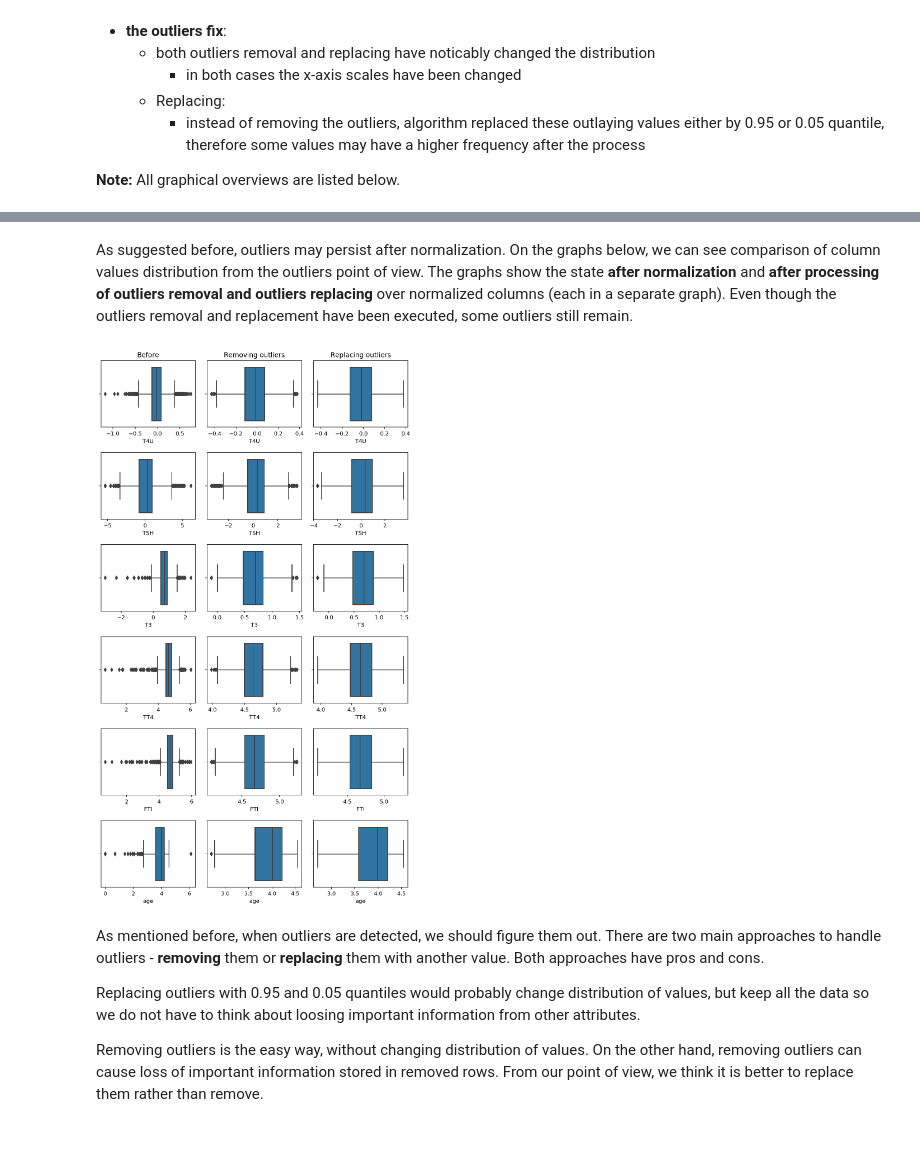
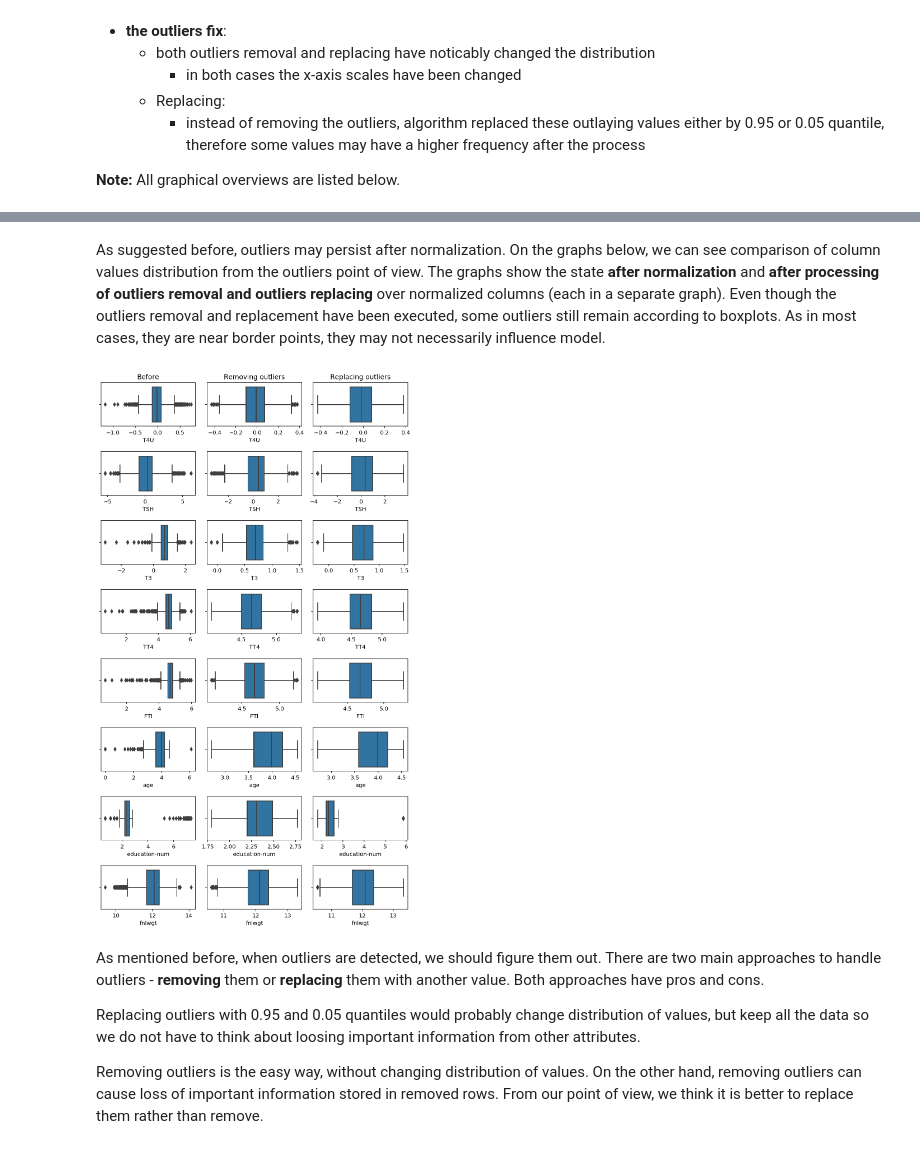
Before and after one commit to pmacinec/iau-project, a Jupyter notebook: macinec_janik_project1_preprocessing.ipynb, the cells around one changed output, grey strips where cells are left out. Cells and saved outputs as stored; diff of their text form; code cells hidden in the pictures.

```diff
--- a/macinec_janik_project1_preprocessing.ipynb
+++ b/macinec_janik_project1_preprocessing.ipynb
@@ -228,7 +250,10 @@ class NanUnifier(TransformerMixin):
     def transform(self, df, **transform_params):
         df_copy = df.copy()
         for column in self.columns:
-            df_copy.loc[df_copy[column].str.strip() == '?', column] = np.NaN
+#             df_copy.loc[df_copy[column].str.strip() == '?', column] = np.NaN
+#             df_copy.loc[df_copy[column].str.contains('?'), column] = np.NaN
+            df_copy[column] = df_copy[column].apply(lambda x: np.NaN if '?' in str(x) else x)
+
         return df_copy
 # %% [markdown]
 **Note:** This class will be used for preprocessing in **Pipelines**.
@@ -475,11 +500,11 @@ repair_ppl = Pipeline([
                 # transform data type
                 ('column_to_number_FTI', ColumnToNumber('FTI')),
 
+                # merge and remove duplicates
+                ('rm_duplicates', MergeRemoveDuplicates()),
+
                 # drop, where are nan values
-                ('drop_class', DropRowsNanColumn('class')),
-
-                # merge and remove duplicates
-                ('rm_duplicates', MergeRemoveDuplicates())
+                ('drop_class', DropRowsNanColumn('class'))
               ])
 # %%
 repaired = repair_ppl.fit_transform(df_train)
@@ -732,17 +757,17 @@ As expected, those changes will be done using Pipeline:
 # %%
 # data normalization
 normalize_ppl = Pipeline([
-                ('norm_numerical', Normalizer(['T4U', 'T3', 'TSH', 'TT4', 'FTI', 'age']))
+                ('norm_numerical', Normalizer(['T4U', 'T3', 'TSH', 'TT4', 'FTI', 'age', 'education-num', 'fnlwgt']))
               ])
 
 # removing outliers
 outliers_ppl = Pipeline([
-                ('rmout_numerical', OutliersRemover(['T4U', 'T3', 'TSH', 'TT4', 'FTI', 'age']))
+                ('rmout_numerical', OutliersRemover(['T4U', 'T3', 'TSH', 'TT4', 'FTI', 'age', 'education-num', 'fnlwgt']))
               ])
 
 # replacing outliers
 outliers_repl_ppl = Pipeline([
-                        ('reout_numerical', OutliersReplacer(['T4U', 'T3', 'TSH', 'TT4', 'FTI', 'age']))
+                        ('reout_numerical', OutliersReplacer(['T4U', 'T3', 'TSH', 'TT4', 'FTI', 'age', 'education-num', 'fnlwgt']))
                     ])
 # %%
 only_normalized = normalize_ppl.fit_transform(repaired)
@@ -802,9 +839,9 @@ data_normalization_compare(repaired['age'], only_normalized['age'], normalized_r
 # %% [markdown]
-As suggested before, outliers may persist after normalization. On the graphs below, we can see comparison of column values distribution from the outliers point of view. The graphs show the state **after normalization** and **after processing of outliers removal and outliers replacing** over normalized columns (each in a separate graph). Even though the outliers removal and replacement have been executed, some outliers still remain.
+As suggested before, outliers may persist after normalization. On the graphs below, we can see comparison of column values distribution from the outliers point of view. The graphs show the state **after normalization** and **after processing of outliers removal and outliers replacing** over normalized columns (each in a separate graph). Even though the outliers removal and replacement have been executed, some outliers still remain according to boxplots. As in most cases, they are near border points, they may not necessarily influence model.
 # %%
-compare_outliers(only_normalized, normalized_removed, normalized_replaced, ['T4U', 'TSH', 'T3', 'TT4', 'FTI', 'age'])
+compare_outliers(only_normalized, normalized_removed, normalized_replaced, ['T4U', 'TSH', 'T3', 'TT4', 'FTI', 'age', 'education-num', 'fnlwgt'])
 # %% [output]
-[figure, old version]
+[figure, new version]
 # %% [markdown]
 As mentioned before, when outliers are detected, we should figure them out. There are two main approaches to handle outliers - **removing** them or **replacing** them with another value. Both approaches have pros and cons.
 
```
Also changed, not shown: parts of 77 cells of this notebook.
